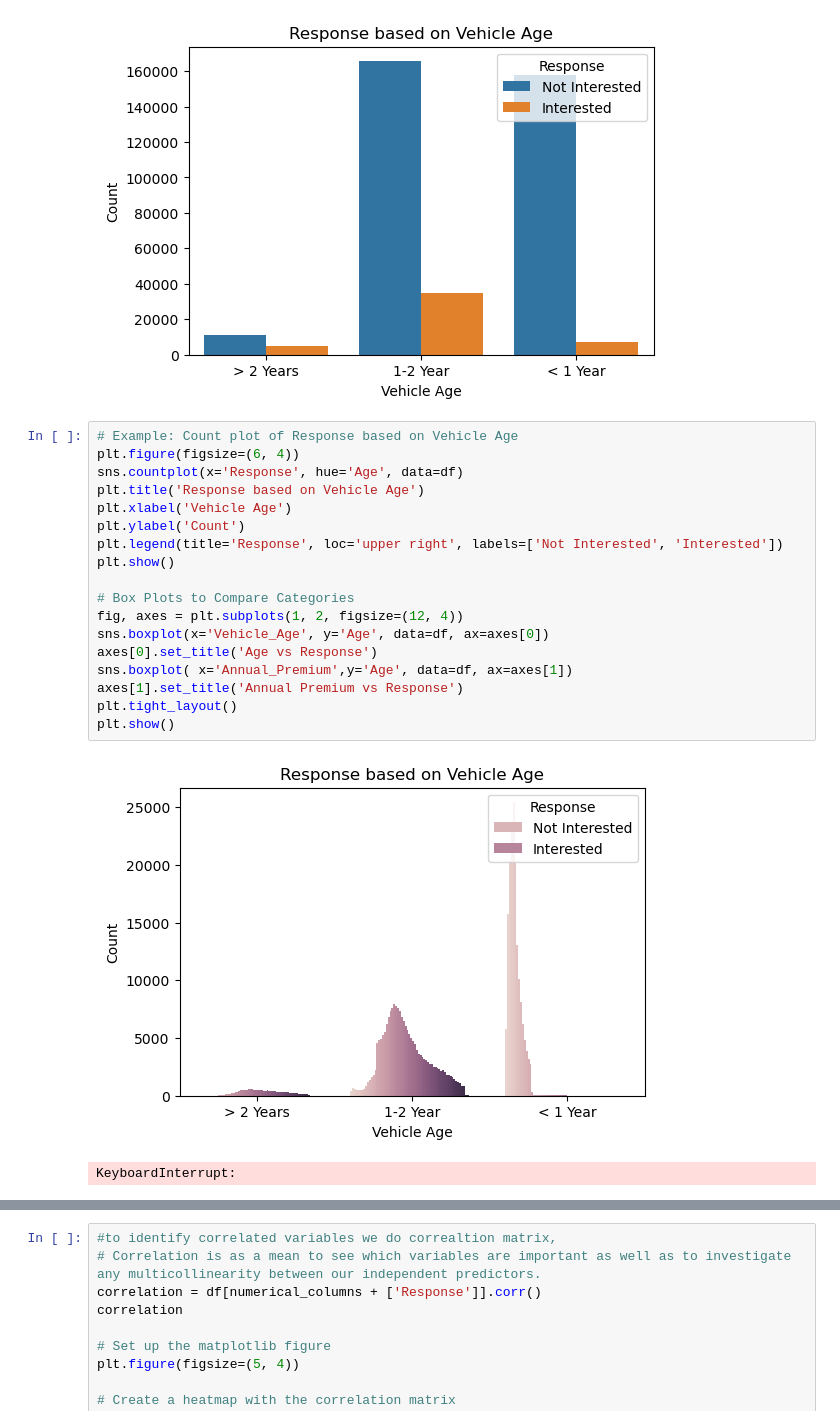
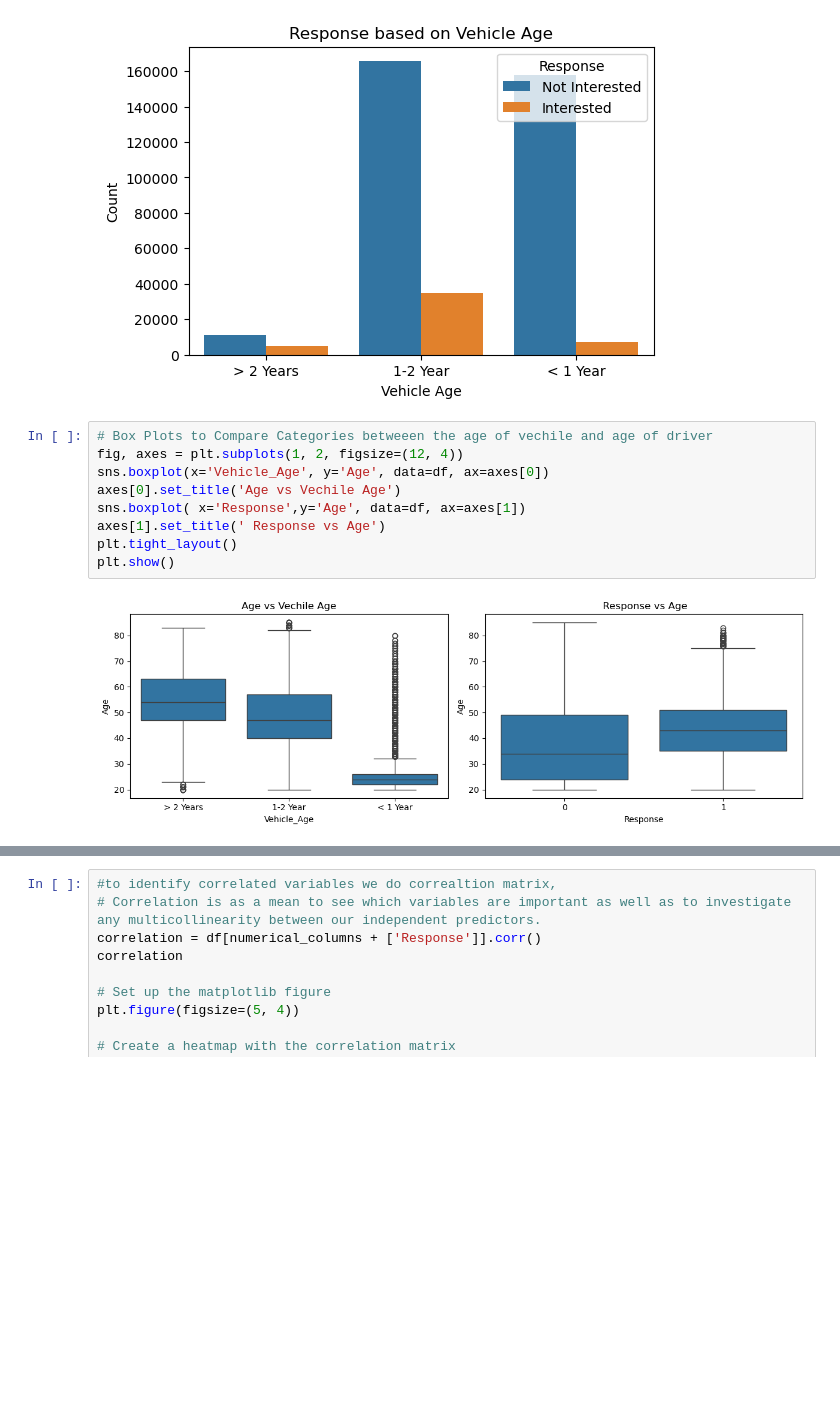
Before and after one commit to MBrigita/health-insurance, a Jupyter notebook: insurance.ipynb, the cells around one changed output, grey strips where cells are left out. Drawn from its saved outputs; the diff is of its cells as text; blank space fills up the shorter version.

```diff
--- a/insurance.ipynb
+++ b/insurance.ipynb
@@ -121,23 +126,13 @@ plt.show()
 # %% [output]
 [figure]
 # %%
-# Example: Count plot of Response based on Vehicle Age
-plt.figure(figsize=(6, 4))
-sns.countplot(x='Response', hue='Age', data=df)
-plt.title('Response based on Vehicle Age')
-plt.xlabel('Vehicle Age')
-plt.ylabel('Count')
-plt.legend(title='Response', loc='upper right', labels=['Not Interested', 'Interested'])
-plt.show()
-
-# Box Plots to Compare Categories
+# Box Plots to Compare Categories betweeen the age of vechile and age of driver
 fig, axes = plt.subplots(1, 2, figsize=(12, 4))
 sns.boxplot(x='Vehicle_Age', y='Age', data=df, ax=axes[0])
-axes[0].set_title('Age vs Response')
-sns.boxplot( x='Annual_Premium',y='Age', data=df, ax=axes[1])
-axes[1].set_title('Annual Premium vs Response')
+axes[0].set_title('Age vs Vechile Age')
+sns.boxplot( x='Response',y='Age', data=df, ax=axes[1])
+axes[1].set_title(' Response vs Age')
 plt.tight_layout()
 plt.show()
 # %% [output]
-[figure, old version]
+[figure, new version]
-KeyboardInterrupt:
```
Also changed, not shown: parts of 9 cells of this notebook, 4 other files.
